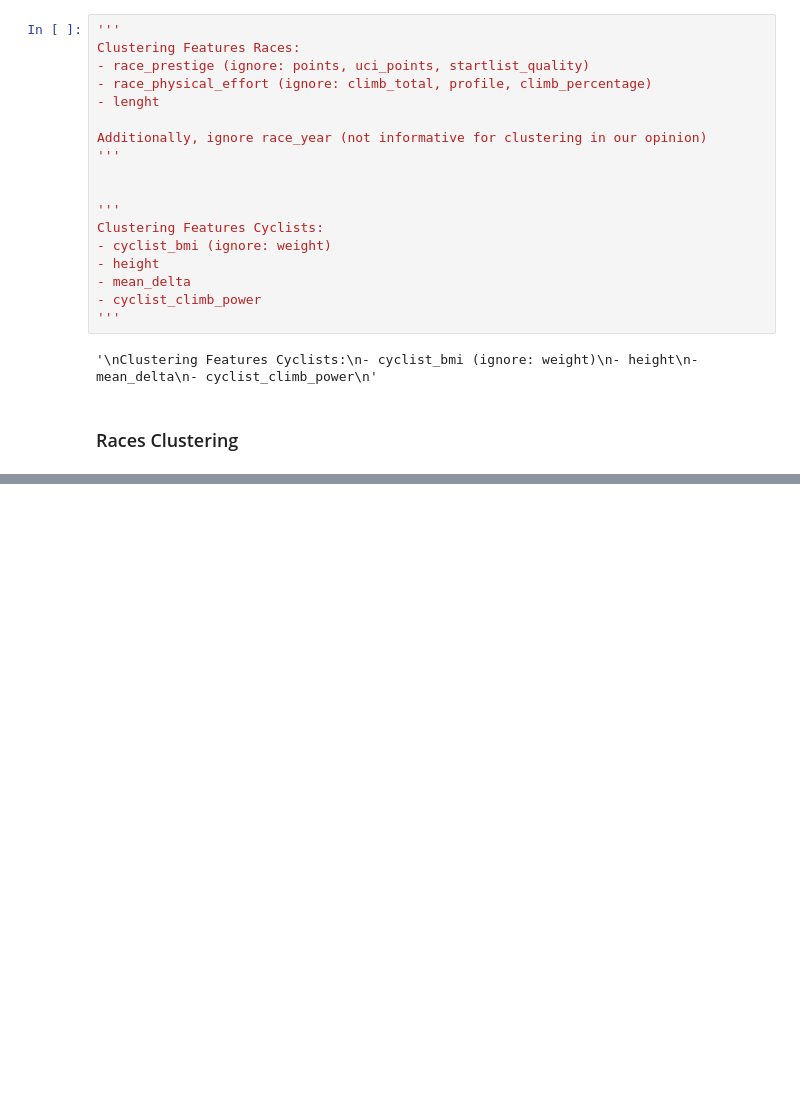
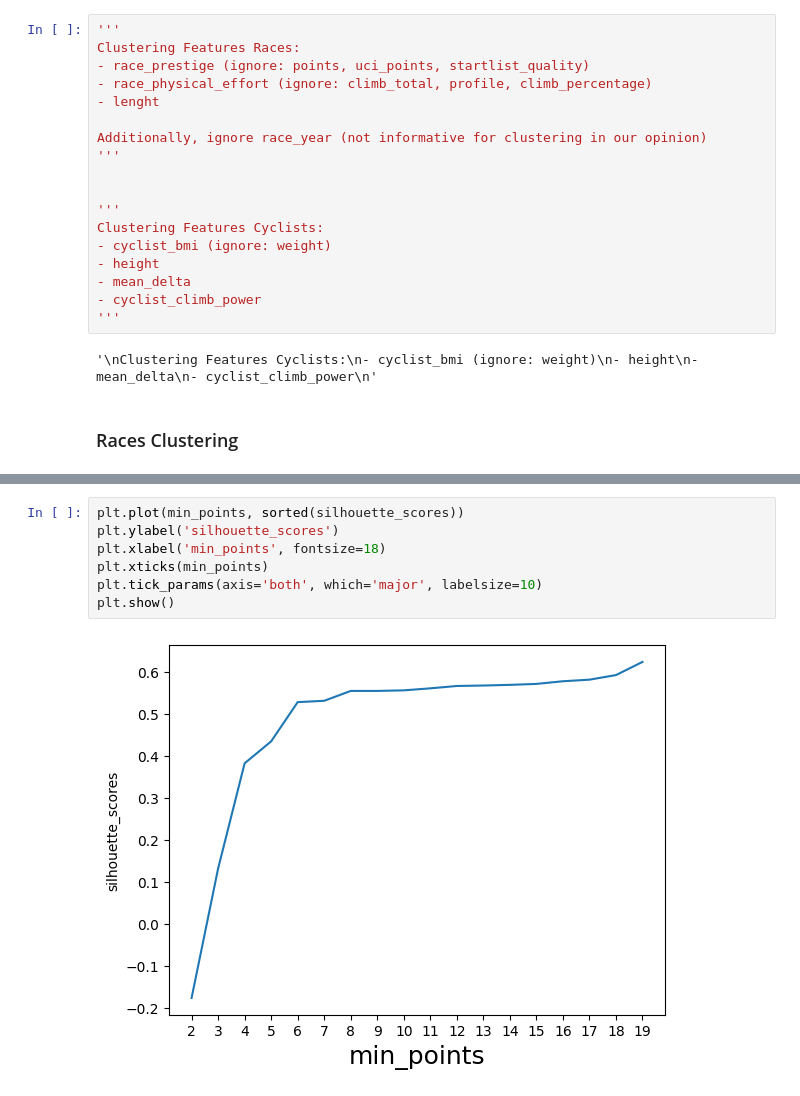
Before and after one commit to JacopoRaffi/DM_Project, a Jupyter notebook: TASK3/density_based_clustering.ipynb, the cells around one changed output, grey strips where cells are left out. Cells and saved outputs as stored; diff of their text form; blank space fills up the shorter version.

```diff
--- a/TASK3/density_based_clustering.ipynb
+++ b/TASK3/density_based_clustering.ipynb
@@ -83,0 +154,9 @@ plt.show()
+# %%
+plt.plot(min_points, sorted(silhouette_scores))
+plt.ylabel('silhouette_scores')
+plt.xlabel('min_points', fontsize=18)
+plt.xticks(min_points)
+plt.tick_params(axis='both', which='major', labelsize=10)
+plt.show()
+# %% [output]
+[figure, added]
```
Also changed, not shown: parts of 15 cells of this notebook.
